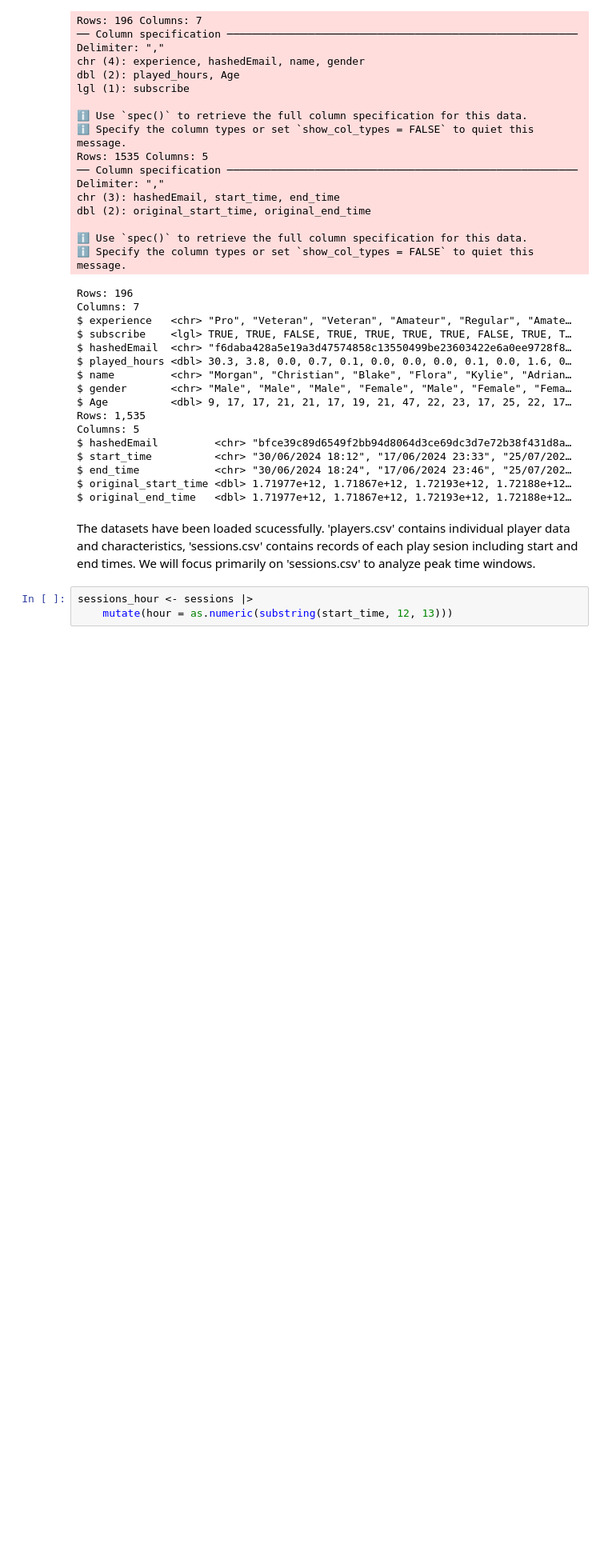
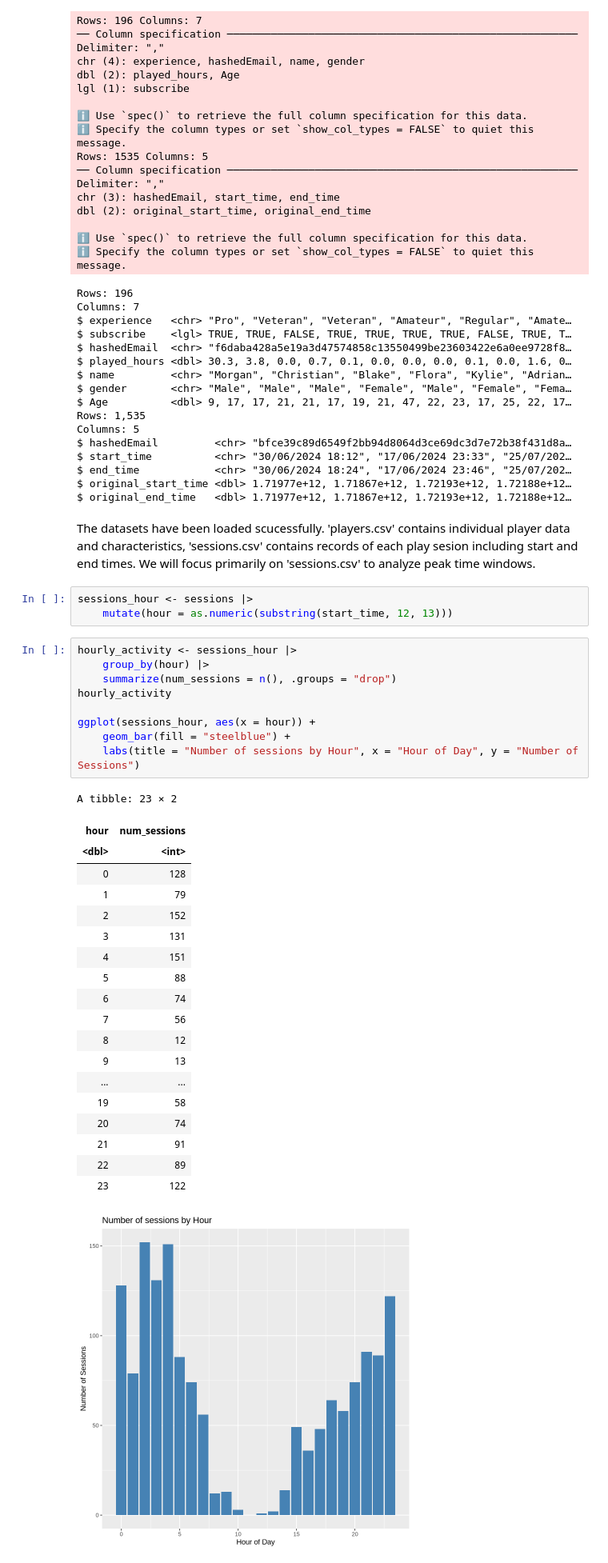
Before and after one commit to kelvincentius/dsci-minecraft, a Jupyter notebook: individual_minecraft_planning.ipynb, the cells around one changed output. Shown at 80% size. Drawn from its saved outputs; the diff is of its cells as text; blank space fills up the shorter version.

Commit message:
Exploratory analysis completed; session counts summarized and plotted
Generated summary table and plot of session counts by the hour. Identified peak number of sessions by the hour of day visually.

```diff
--- a/individual_minecraft_planning.ipynb
+++ b/individual_minecraft_planning.ipynb
@@ -45,3 +45,33 @@ The datasets have been loaded scucessfully. 'players.csv' contains individual pl
 # %%
 sessions_hour <- sessions |>
     mutate(hour = as.numeric(substring(start_time, 12, 13)))
+# %%
+hourly_activity <- sessions_hour |>
+    group_by(hour) |>
+    summarize(num_sessions = n(), .groups = "drop")
+hourly_activity
+
+ggplot(sessions_hour, aes(x = hour)) +
+    geom_bar(fill = "steelblue") +
+    labs(title = "Number of sessions by Hour", x = "Hour of Day", y = "Number of Sessions")
+# %% [output]
+A tibble: 23 × 2
+| hour | num_sessions |
+| <dbl> | <int> |
+| 0 | 128 |
+| 1 | 79 |
+| 2 | 152 |
+| 3 | 131 |
+| 4 | 151 |
+| 5 | 88 |
+| 6 | 74 |
+| 7 | 56 |
+| 8 | 12 |
+| 9 | 13 |
+| ... | ... |
+| 19 | 58 |
+| 20 | 74 |
+| 21 | 91 |
+| 22 | 89 |
+| 23 | 122 |
+[figure, added]
```
